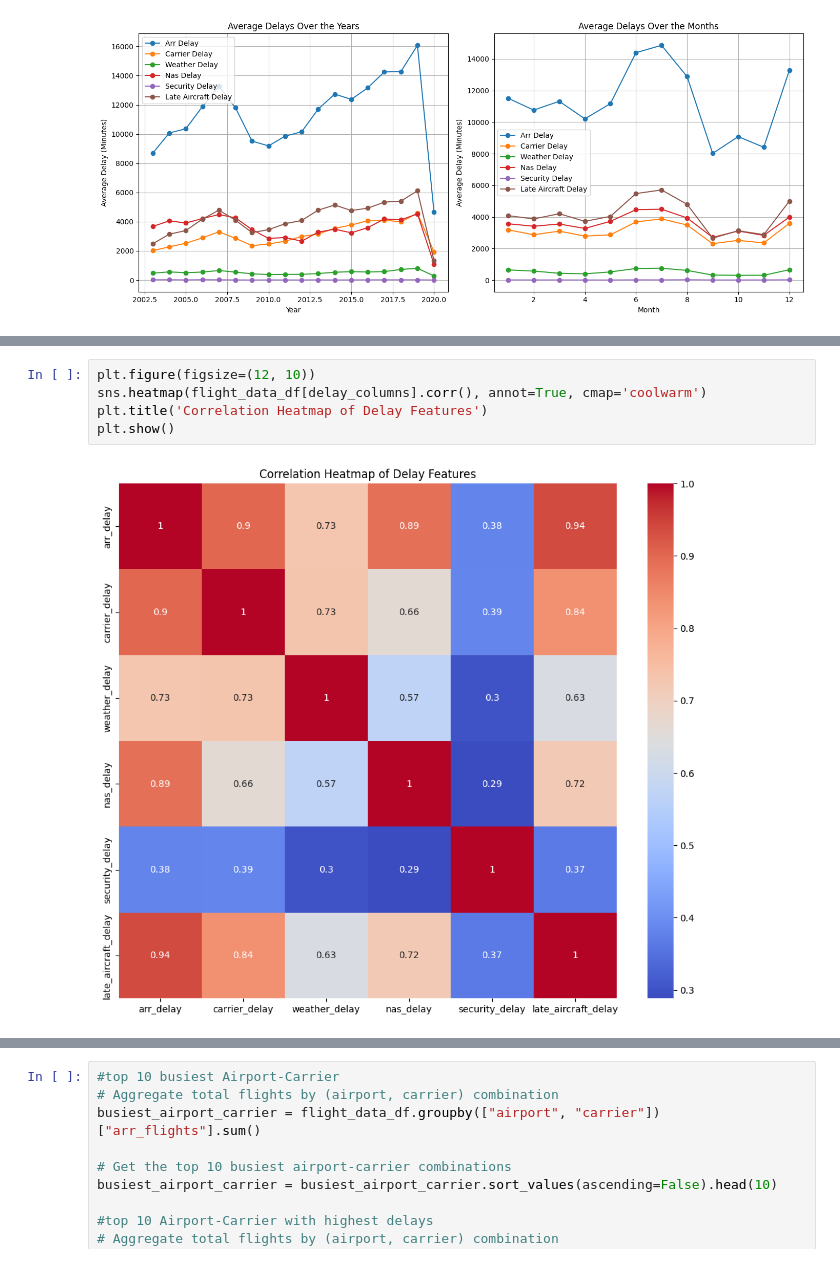
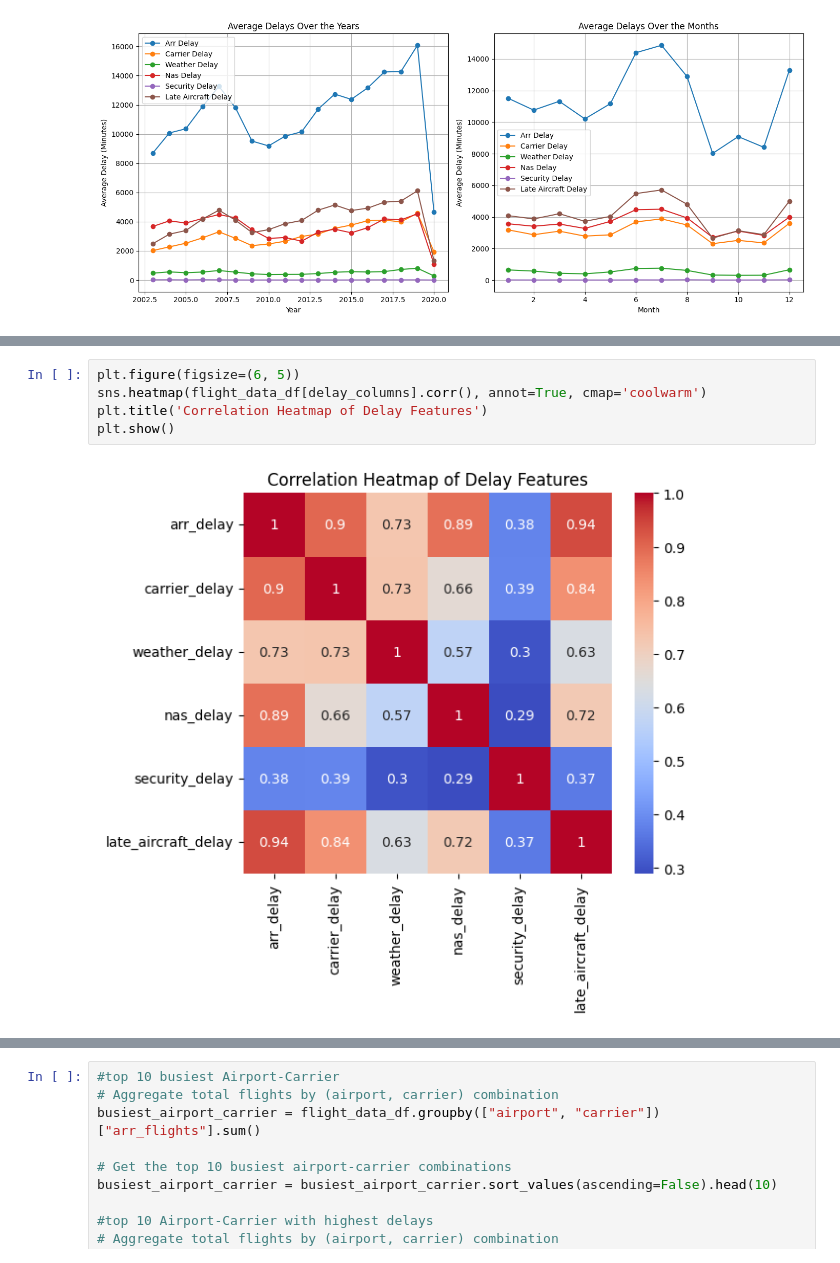
Before and after one commit to shayari21/Flight-Delay-Analysis, a Jupyter notebook: Data_Analysis.ipynb, the cells around one changed output, grey strips where cells are left out. Drawn from its saved outputs; the diff is of its cells as text.

```diff
--- a/Data_Analysis.ipynb
+++ b/Data_Analysis.ipynb
@@ -646,7 +690,7 @@ plt.show()
 # %%
-plt.figure(figsize=(12, 10))
+plt.figure(figsize=(6, 5))
 sns.heatmap(flight_data_df[delay_columns].corr(), annot=True, cmap='coolwarm')
 plt.title('Correlation Heatmap of Delay Features')
 plt.show()
 # %% [output]
-[figure, old version]
+[figure, new version]
```
Also changed, not shown: parts of 32 cells of this notebook.
